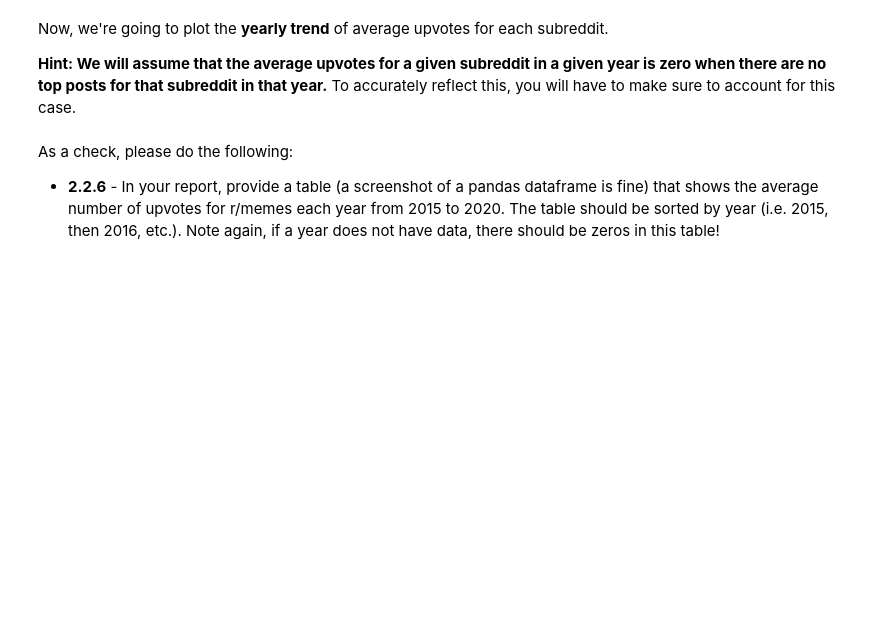
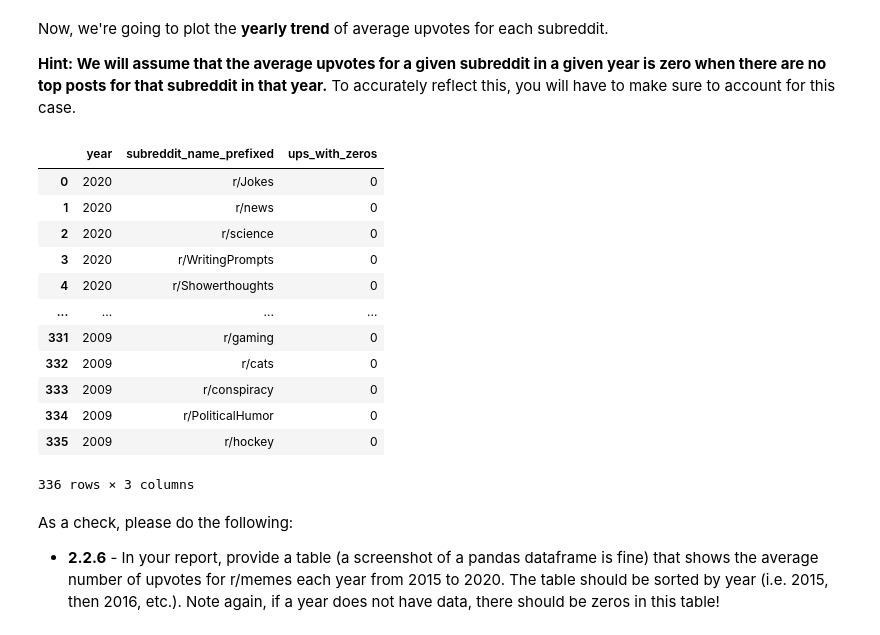
Before and after one commit to IAM-RAAVAAN/ml-project, a Jupyter notebook: assignment_1_474_s22_working.ipynb, the cells around one changed output. Cells and saved outputs as stored; diff of their text form; code cells hidden in the pictures; blank space fills up the shorter version.

```diff
--- a/assignment_1_474_s22_working.ipynb
+++ b/assignment_1_474_s22_working.ipynb
@@ -351,15 +395,29 @@ Now, we're going to plot the **yearly trend** of average upvotes for each subred
 # %%
 # Hint: you do not have to use this function, but it may be useful for you
 from itertools import product
 
 # create the zeros dataframe
 merge_zeros = pd.DataFrame(product(part2_data.year.unique(),
                      part2_data.subreddit_name_prefixed.unique()),
                      columns =['year','subreddit_name_prefixed']
                 )
 merge_zeros['ups_with_zeros'] = 0
-
+merge_zeros
 # merge with the non-zero data ... you write this code ...
+# %% [output]
+|  | year | subreddit_name_prefixed | ups_with_zeros |
+| 0 | 2020 | r/Jokes | 0 |
+| 1 | 2020 | r/news | 0 |
+| 2 | 2020 | r/science | 0 |
+| 3 | 2020 | r/WritingPrompts | 0 |
+| 4 | 2020 | r/Showerthoughts | 0 |
+| ... | ... | ... | ... |
+| 331 | 2009 | r/gaming | 0 |
+| 332 | 2009 | r/cats | 0 |
+| 333 | 2009 | r/conspiracy | 0 |
+| 334 | 2009 | r/PoliticalHumor | 0 |
+| 335 | 2009 | r/hockey | 0 |
+336 rows × 3 columns
 # %% [markdown]
 As a check, please do the following:
 
```
Also changed, not shown: parts of 13 cells of this notebook, 1 other file.
